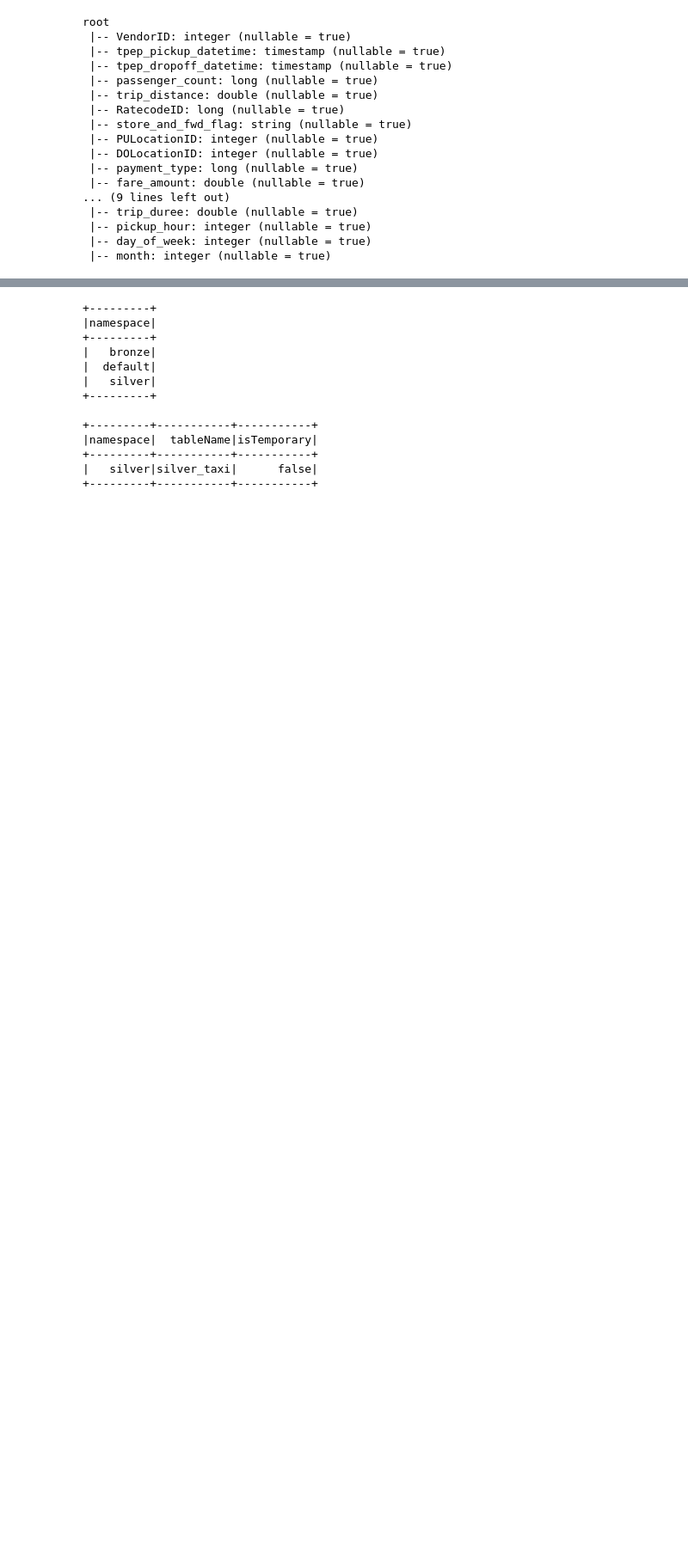
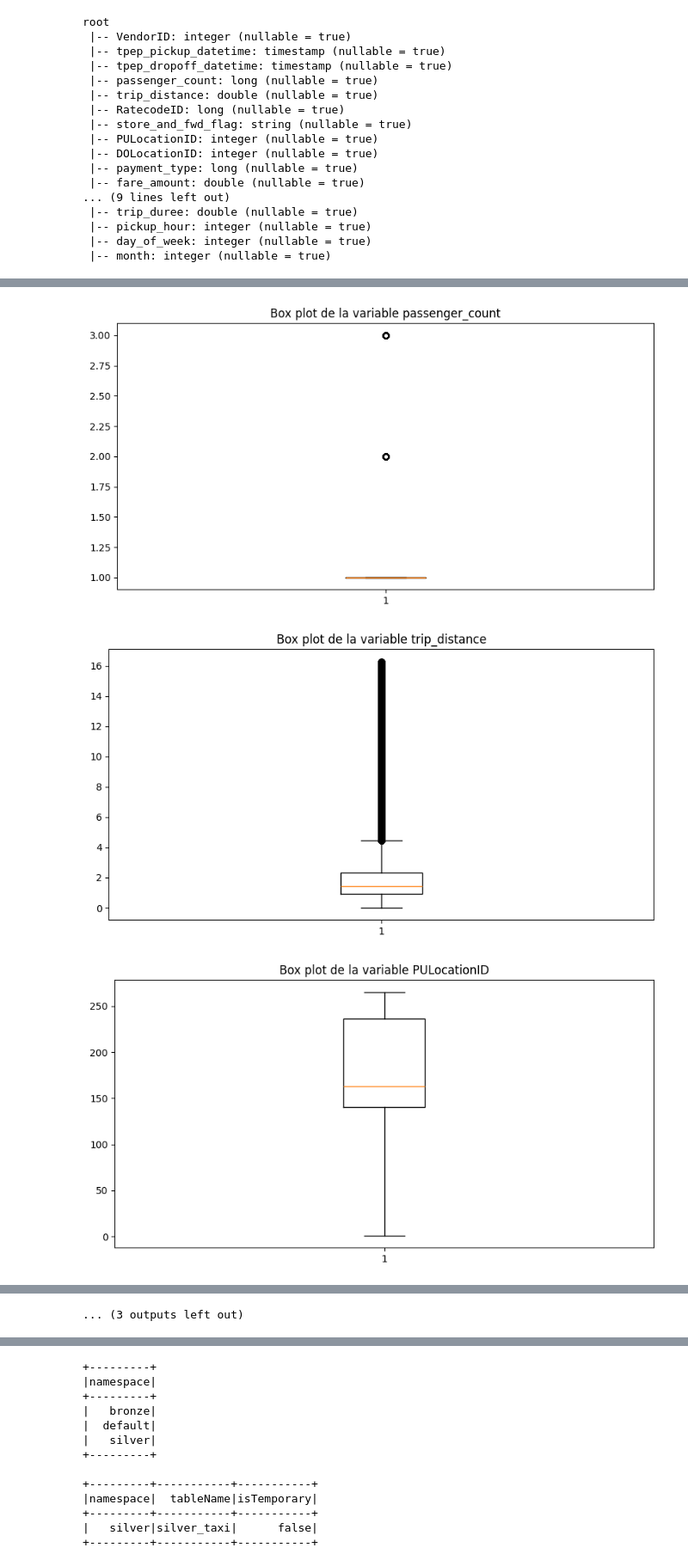
Before and after one commit to khadija199904/Urban-ETA-Prediction-Platform, a Jupyter notebook: main.ipynb, the cells around one changed output, grey strips where cells are left out. Shown at 86% size. Drawn from its saved outputs; the diff is of its cells as text; code cells hidden in the pictures; blank space fills up the shorter version.

```diff
--- a/main.ipynb
+++ b/main.ipynb
@@ -397,0 +499,16 @@ root
+# %%
+
+from pyspark.sql.functions import col, mean, stddev
+silver_df_clean = silver_df_new
+
+for c in numeric_cols:
+    stats = silver_df_clean.select(mean(col(c)).alias("mean"),stddev(col(c)).alias("stddev")).collect()[0]
+
+    mean_val, std_val = stats["mean"], stats["stddev"]
+
+    # Ajouter une colonne Z-score temporaire
+    silver_df_clean = silver_df_clean.withColumn(f"z_{c}", (col(c) - mean_val) / std_val)
+# %%
+from pyspark.sql.functions import abs
+for c in numeric_cols:
+   silver_df_clean = silver_df_clean.filter(abs(col(f"z_{c}")) <= 3)
@@ -397,0 +533,3 @@ root
+# %%
+silver_df_clean = silver_df_clean.drop(*[f"z_{c}" for c in numeric_cols])
+silver_df_clean.show(10)
@@ -397,0 +563,6 @@ root
+# %%
+plot_boxplots(silver_df_clean,numeric_cols)
+# %% [output]
+[figure, added]
+[figure, added]
+[figure, added]
@@ -397,0 +578 @@ root
+... (3 outputs left out)
```
Also changed, not shown: parts of 49 cells of this notebook, 2 other files.
